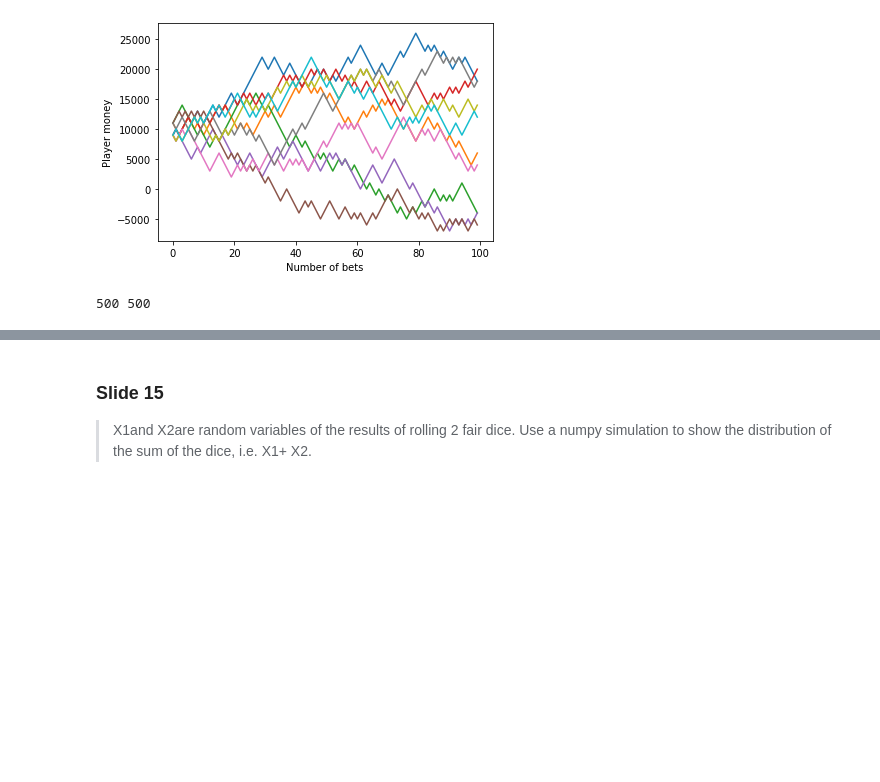
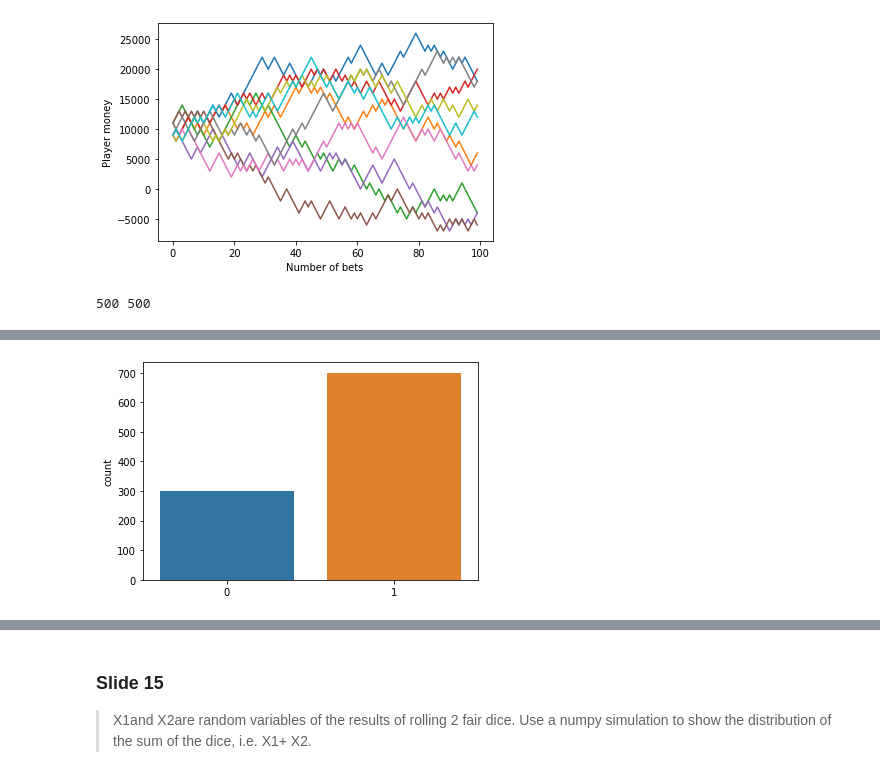
Before and after one commit to mclarin73/python_lessons, a Jupyter notebook: jupyter_file/Lesson - 5 Statistic .ipynb, the cells around one changed output, grey strips where cells are left out. Cells and saved outputs as stored; diff of their text form; code cells hidden in the pictures; blank space fills up the shorter version.

```diff
--- a/jupyter_file/Lesson - 5 Statistic .ipynb
+++ b/jupyter_file/Lesson - 5 Statistic .ipynb
@@ -335,0 +371,4 @@ print(len(even), len(odd))
+# %%
+sns.countplot(x = r);
+# %% [output]
+[figure, added]
```
Also changed, not shown: parts of 17 cells of this notebook, 2 other files.
